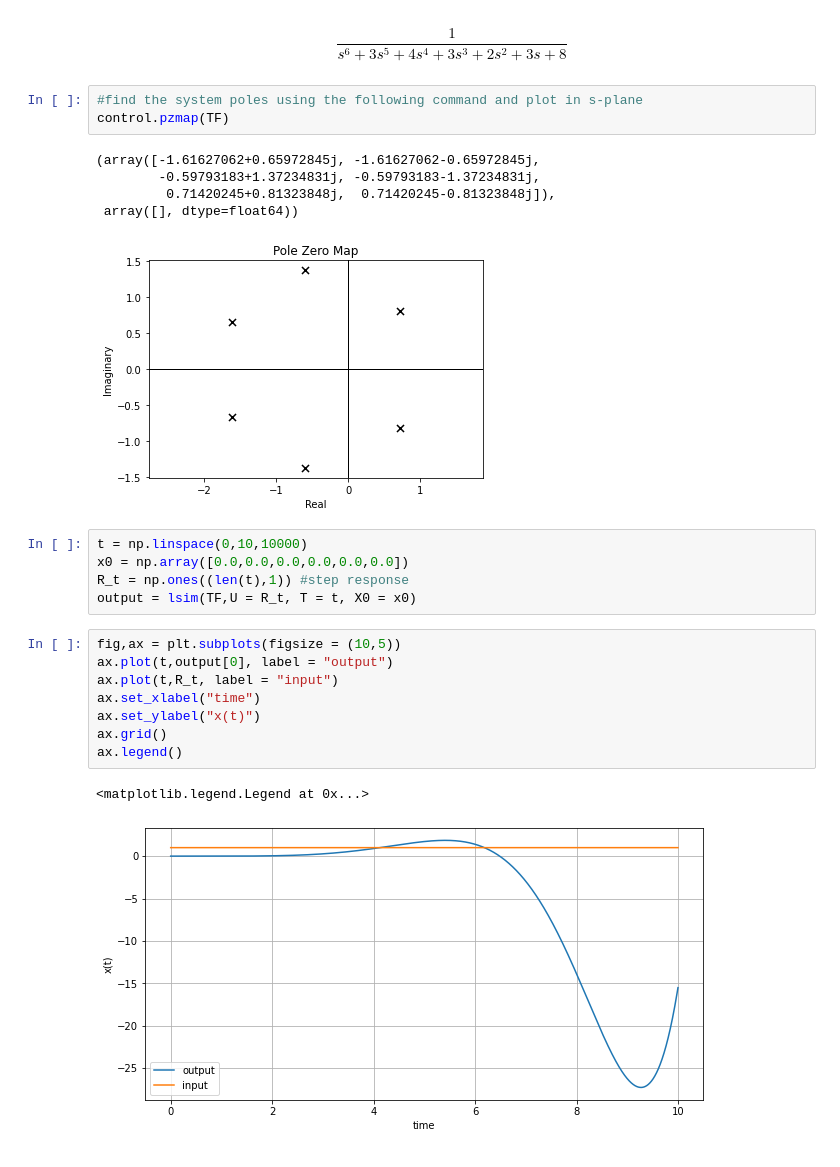
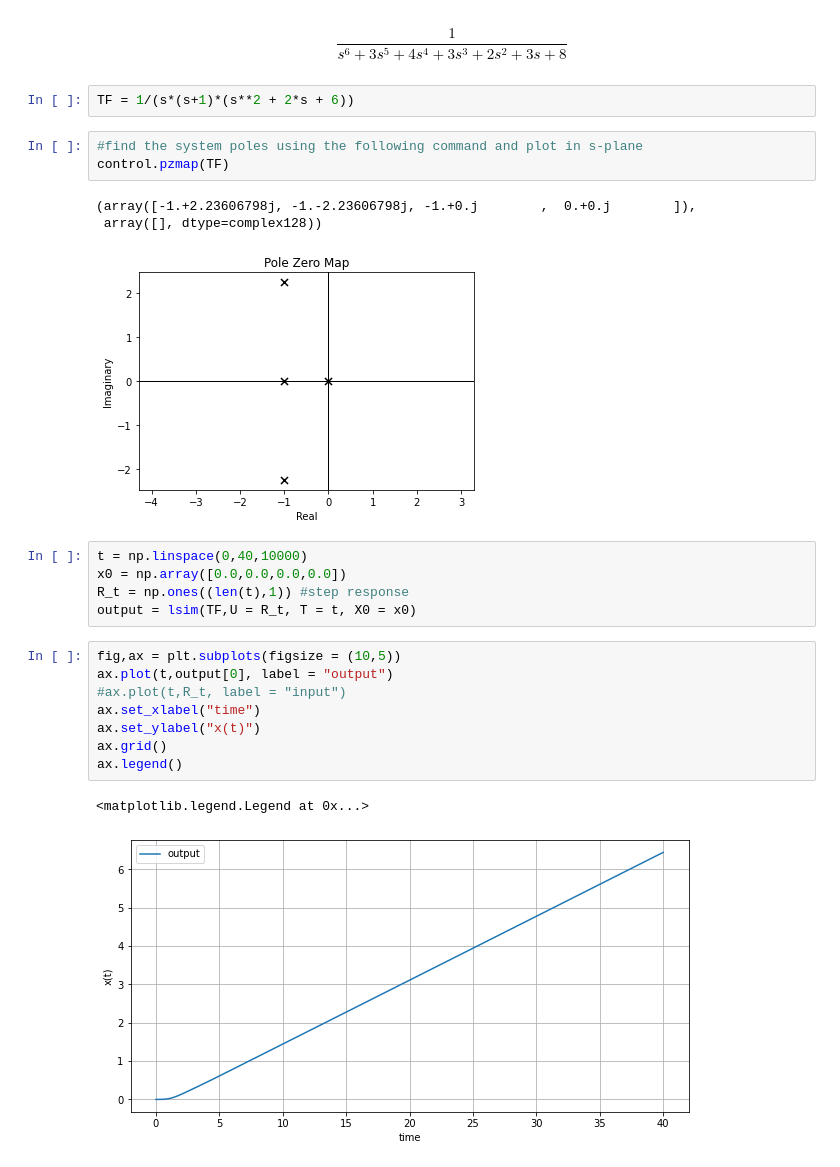
Before and after one commit to deependran7/Control-System-Series, a Jupyter notebook: Control_system.ipynb, the cells around one changed output. Cells and saved outputs as stored; diff of their text form.

```diff
--- a/Control_system.ipynb
+++ b/Control_system.ipynb
@@ -209,28 +209,28 @@ TF = 1/(s**6 + 3*s**5+4*s**4 + 3*s**3 + 2*s**2 + 3*s + 8)
 TF
 # %% [output]
 $$\frac{1}{s^6 + 3 s^5 + 4 s^4 + 3 s^3 + 2 s^2 + 3 s + 8}$$
+# %%
+TF = 1/(s*(s+1)*(s**2 + 2*s + 6))
 # %%
 #find the system poles using the following command and plot in s-plane
 control.pzmap(TF)
 # %% [output]
-(array([-1.61627062+0.65972845j, -1.61627062-0.65972845j,
-        -0.59793183+1.37234831j, -0.59793183-1.37234831j,
-         0.71420245+0.81323848j,  0.71420245-0.81323848j]),
- array([], dtype=float64))
+(array([-1.+2.23606798j, -1.-2.23606798j, -1.+0.j        ,  0.+0.j        ]),
+ array([], dtype=complex128))
-[figure, old version]
+[figure, new version]
 # %%
-t = np.linspace(0,10,10000)
-x0 = np.array([0.0,0.0,0.0,0.0,0.0,0.0])
+t = np.linspace(0,40,10000)
+x0 = np.array([0.0,0.0,0.0,0.0])
 R_t = np.ones((len(t),1)) #step response
 output = lsim(TF,U = R_t, T = t, X0 = x0)
 # %%
 fig,ax = plt.subplots(figsize = (10,5))
 ax.plot(t,output[0], label = "output")
-ax.plot(t,R_t, label = "input")
+#ax.plot(t,R_t, label = "input")
 ax.set_xlabel("time")
 ax.set_ylabel("x(t)")
 ax.grid()
 ax.legend()
 # %% [output]
 <matplotlib.legend.Legend at 0x...>
-[figure, old version]
+[figure, new version]
```
Also changed, not shown: parts of 31 cells of this notebook.
